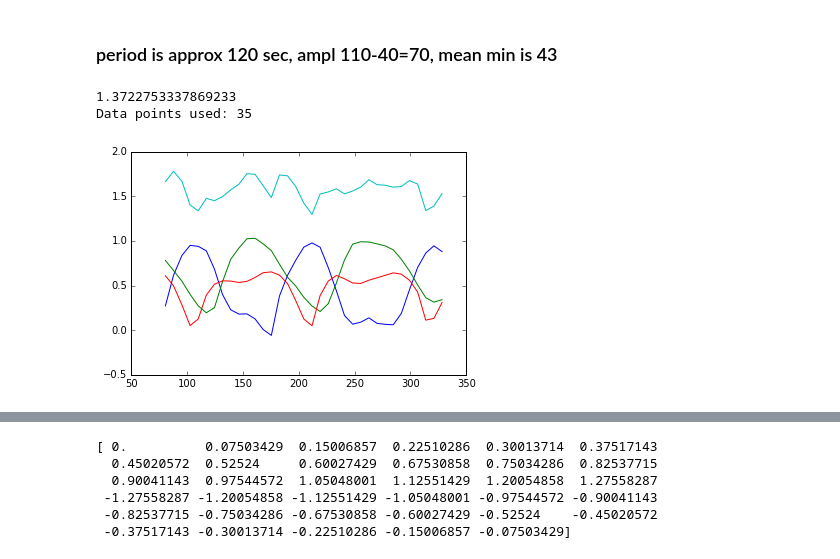
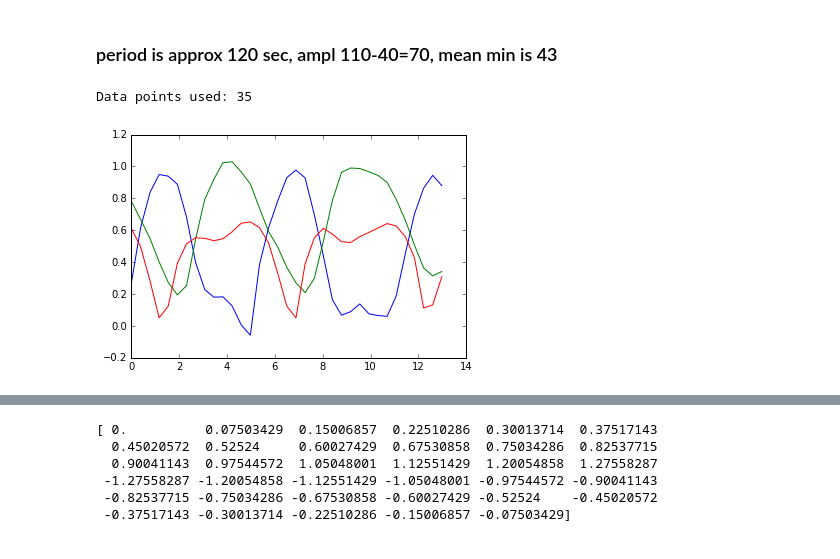
Before and after one commit to DaniloZZZ/quantTechLab, a Jupyter notebook: Fit/Vis-Anneal.ipynb, the cells around one changed output, grey strips where cells are left out. Drawn from its saved outputs; the diff is of its cells as text; code cells hidden in the pictures.

```diff
--- a/Fit/Vis-Anneal.ipynb
+++ b/Fit/Vis-Anneal.ipynb
@@ -39,21 +34,16 @@ for i in exp_points:
 # %%
 me_min, ampl, per = 43, 110-40, 120
 start_exp, end_exp = 10, 45
 data = exp_points[:, start_exp:end_exp]
-pts = times[start_exp:end_exp]#-times[start_exp]
-pts_true = [ times_true[i][start_exp:end_exp] for i in range(len(filenames))]
+pts = times[start_exp:end_exp]-times[start_exp]
 
 data = data - me_min
 data /= ampl
-#pts = pts/120*2*np.pi
+pts = pts/120*2*np.pi
 for i in data:
     plt.plot(pts,i)
-s= np.sum(data,axis=0)
-print(max(s)/min(s))
-plt.plot(pts,np.sum(data,axis=0))
 l = len(pts)
 print('Data points used:',l)
 # %% [output]
-1.3722753337869233
 Data points used: 35
-[figure, old version]
+[figure, new version]
```
Also changed, not shown: parts of 22 cells of this notebook, 5 other files.
